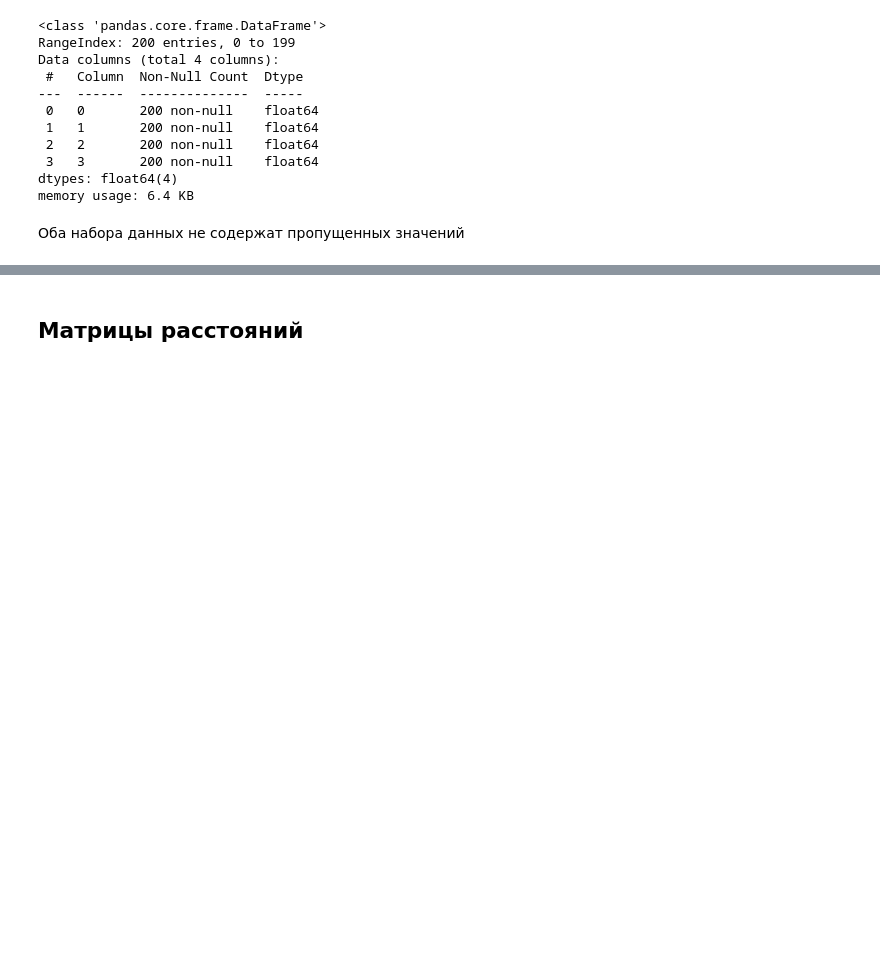
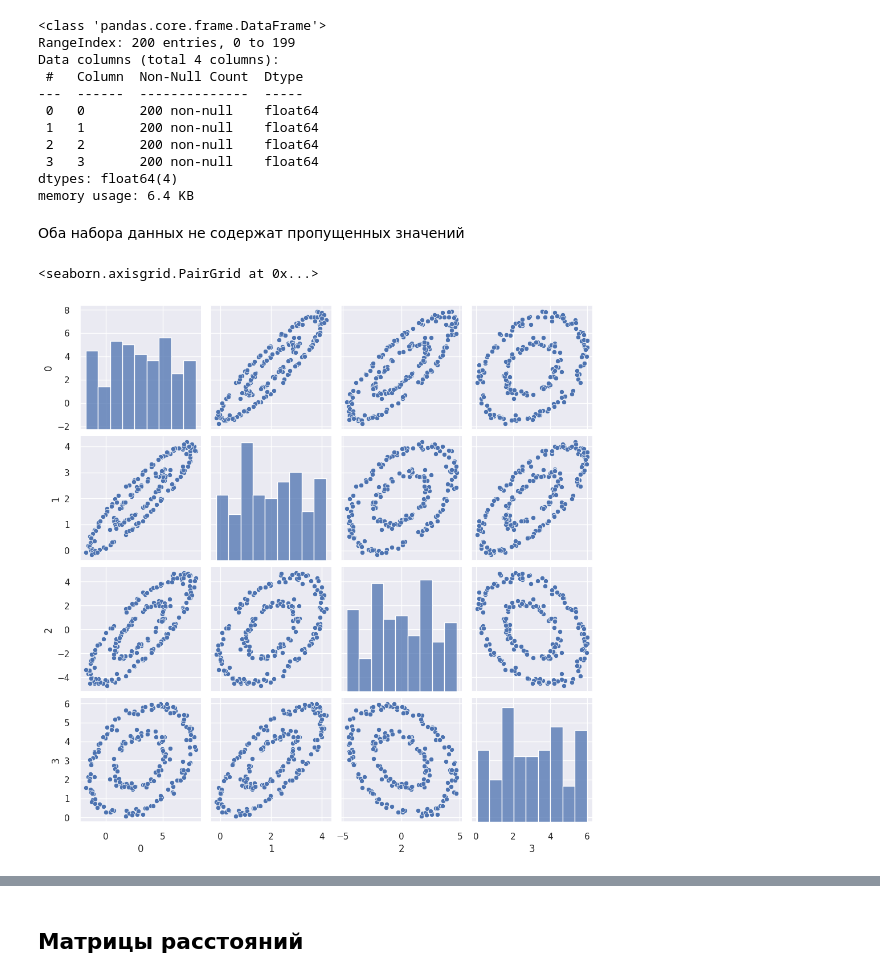
Before and after one commit to Vladislav-Kanev/Clustering_lab2, a Jupyter notebook: report.ipynb, the cells around one changed output, grey strips where cells are left out. Cells and saved outputs as stored; diff of their text form; code cells hidden in the pictures; blank space fills up the shorter version.

```diff
--- a/report.ipynb
+++ b/report.ipynb
@@ -69,3 +69,8 @@ dtypes: float64(4)
 memory usage: 6.4 KB
 # %% [markdown]
 Оба набора данных не содержат пропущенных значений
+# %%
+sns.pairplot(data_x)
+# %% [output]
+<seaborn.axisgrid.PairGrid at 0x...>
+[figure, added]
```
Also changed, not shown: parts of 8 cells of this notebook, 1 other file.
